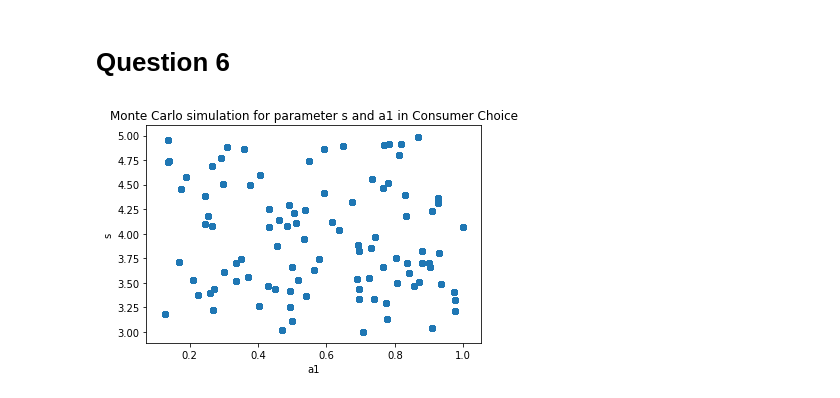
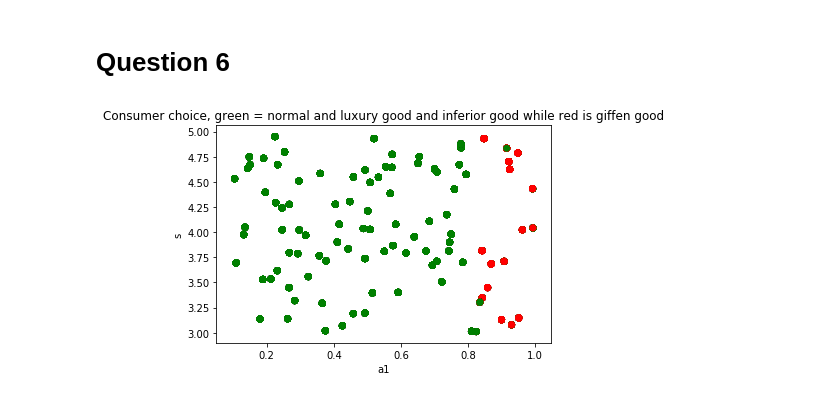
Before and after one commit to Poonpolkul/ECON8014-Midterm, a Jupyter notebook: topic1consumer_TsekiOb.ipynb, the cells around one changed output. Drawn from its saved outputs; the diff is of its cells as text; code cells hidden in the pictures.

Commit message:
Goods classification not complete

```diff
--- a/topic1consumer_TsekiOb.ipynb
+++ b/topic1consumer_TsekiOb.ipynb
@@ -463,63 +463,56 @@ import matplotlib.animation as anim
 import time
 import random
 import pandas as pd
+import scipy.optimize as optimize
 
 T = 100 # no of samples
 step = 100
-I =10
+#I =10
 p2=1.5
+p1=3
 saveFile = open('montecarlo.csv', 'w')
 q1_opt=[]
 q2_opt=[]
 s_star = []
 a1_star =[]
 a1_same =[]
 s_same =[]
-p1_list = np.linspace(1,T,step)
+I_list = np.linspace(1,T,step)
 time = np.linspace(1,T,step)
 for i in np.linspace(1,T, step):
     a1 = np.random.uniform(0.1,1)
     a1_star.append(a1)
     s = (np.random.uniform(3, 5))
     s_star.append(s)
-    for p1 in np.linspace(1,T, step):
+    for I in np.linspace(1,T, step):
         a1_same.append(a1)
         s_same.append(s)
         FOC = lambda q1: ((a1*q1**((s-1)/s)) + (1-a1)*((I-q1*p1)/p2)**((s-1)/s))**((s/(s-1))-1)*(a1*q1**(-1/s)-(1-a1)*((I-q1*p1)/p2)**(-1/s)*(p1/p2))
         q1_star= optimize.root(FOC, 1)
         q2_opt.append((I-q1_star.x*p1)/p2)
         q1_opt.append(q1_star.x)
 
 
-
-# Scatter plot for a1 and s
-plt.scatter(a1_same, s_same)
-plt.ylabel('s')
-plt.xlabel('a1')
-plt.title('Monte Carlo simulation for parameter s and a1 in Consumer Choice')
-plt.show()
-
 # Generating dataFrame
-MonteCarlo = pd.DataFrame(
+MonteCarlo1 = pd.DataFrame(
     {'Q1_opt': q1_opt,
      'Q2_opt': q2_opt,
      's': s_same,
      'a1': a1_same,
     })
-MonteCarlo.to_csv('montecarlo.csv')
-# Parameter = pd.DataFrame(
-#     {
-#      's': s_star,
-#      'a1': a1_star,
-#     })
 
-# Parameter
+MonteCarlo1['Q1_opt_prev'] = MonteCarlo1['Q1_opt'].shift(+1)
+df = MonteCarlo1
+df['Q1_type'] = np.where(df['Q1_opt']>=df['Q1_opt_prev'], 'green', 'red')
 
 
 
-#     saveFile = open('montecarlo.csv', 'a')
-#     saveLine = '\n'+ ',' +str(q1_opt)+','+str(q2_opt),+  str(,g)
-#     saveFile.write(saveLine)
-#     saveFile.close()
+fig, ax = plt.subplots()
+colors = {'green':'green', 'red':'red'}
+ax.scatter(df['a1'], df['s'], c=df['Q1_type'].apply(lambda x: colors[x]))
+plt.ylabel('s')
+plt.xlabel('a1')
+plt.title('Consumer choice, green = normal and luxury good and inferior good while red is giffen good')
+plt.show()
 # %% [output]
-[figure, old version]
+[figure, new version]
```
